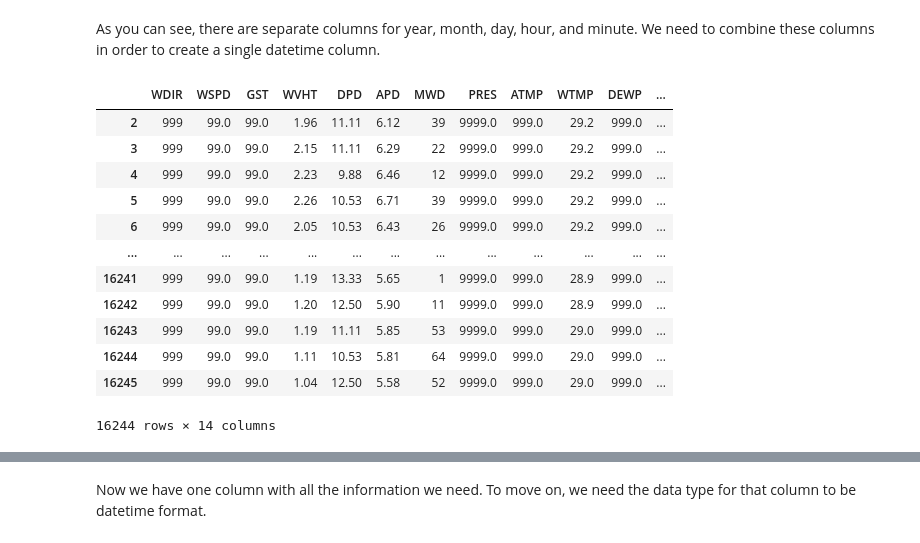
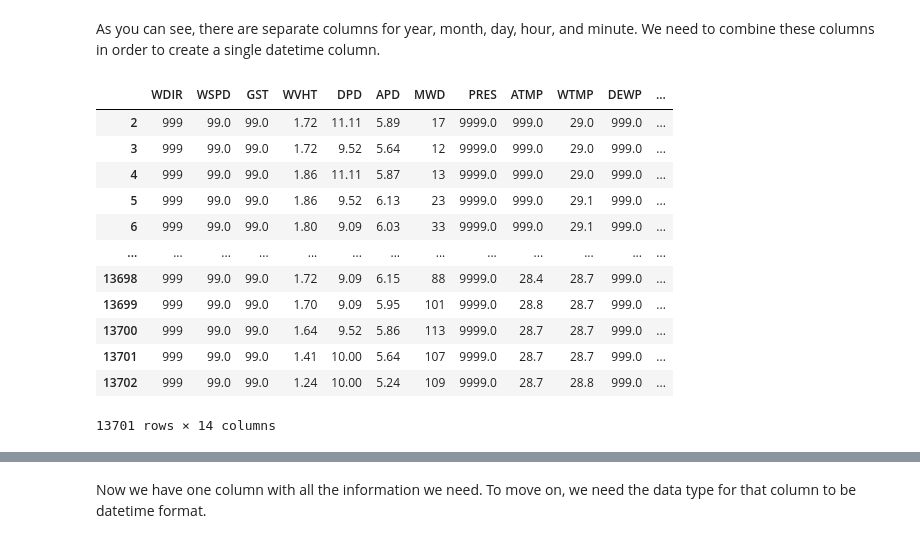
Before and after one commit to jeanpmalolo/SPICE-2024, a Jupyter notebook: waveheight_final.ipynb, the cells around one changed output, grey strips where cells are left out. Saved outputs shown, nothing was run; the diff lists cells and outputs as text; code cells hidden in the pictures.

```diff
--- a/waveheight_final.ipynb
+++ b/waveheight_final.ipynb
@@ -81,3 +83,8 @@ df1 = pd.read_csv('https://www.ndbc.noaa.gov/view_text_file.php?filename=52201h2
+# %%
+df23 = pd.read_csv('https://www.ndbc.noaa.gov/view_text_file.php?filename=52201h2023.txt.gz&dir=data/historical/stdmet/', delimiter= '\s+', index_col=False)
+df21 = pd.read_csv('https://www.ndbc.noaa.gov/view_text_file.php?filename=52201h2021.txt.gz&dir=data/historical/stdmet/', delimiter= '\s+', index_col=False)
+df20 = pd.read_csv('https://www.ndbc.noaa.gov/view_text_file.php?filename=52201h2020.txt.gz&dir=data/historical/stdmet/', delimiter= '\s+', index_col=False)
+df19 = pd.read_csv('https://www.ndbc.noaa.gov/view_text_file.php?filename=52201h2019.txt.gz&dir=data/historical/stdmet/', delimiter= '\s+', index_col=False)
 # %%
 df1.head() # looking at first 5 rows
 # %% [output]
@@ -170,3 +251,6 @@ df1_clean
 | 16244 | 2017 | 12 | 31 | 23 | 00 | 999 | 99.0 | 99.0 | 1.11 | 10.53 | 5.81 | ... |
 | 16245 | 2017 | 12 | 31 | 23 | 30 | 999 | 99.0 | 99.0 | 1.04 | 12.50 | 5.58 | ... |
 16244 rows × 18 columns
+# %%
+df23_clean = df23.iloc[2:] # dropping the first two rows
+df23_clean
@@ -173,21 +341,21 @@ df1_clean
 # %% [markdown]
 As you can see, there are separate columns for year, month, day, hour, and minute. We need to combine these columns in order to create a single datetime column.
 # %%
-df1_clean = df1_clean.astype({'#YY' : str, 'MM' : str, 'DD' : str, 'hh' : str, 'mm' : str}) # converting these columns to a string data type
-df1_clean['Date'] = df1_clean['#YY'] + '-' + df1_clean['MM'] + '-' + df1_clean['DD'] + ' ' + df1_clean['hh'] + ':' + df1_clean['mm'] # combining all the datetime info into a Date column
-df1_clean = df1_clean.drop(columns=['#YY','MM','DD','hh','mm']) # deleting the old date and time columns
-df1_clean
+df23_clean = df23_clean.astype({'#YY' : str, 'MM' : str, 'DD' : str, 'hh' : str, 'mm' : str}) # converting these columns to a string data type
+df23_clean['Date'] = df23_clean['#YY'] + '-' + df23_clean['MM'] + '-' + df23_clean['DD'] + ' ' + df23_clean['hh'] + ':' + df23_clean['mm'] # combining all the datetime info into a Date column
+df23_clean = df23_clean.drop(columns=['#YY','MM','DD','hh','mm']) # deleting the old date and time columns
+df23_clean
 # %% [output]
 |  | WDIR | WSPD | GST | WVHT | DPD | APD | MWD | PRES | ATMP | WTMP | DEWP | ... |
-| 2 | 999 | 99.0 | 99.0 | 1.96 | 11.11 | 6.12 | 39 | 9999.0 | 999.0 | 29.2 | 999.0 | ... |
-| 3 | 999 | 99.0 | 99.0 | 2.15 | 11.11 | 6.29 | 22 | 9999.0 | 999.0 | 29.2 | 999.0 | ... |
-| 4 | 999 | 99.0 | 99.0 | 2.23 | 9.88 | 6.46 | 12 | 9999.0 | 999.0 | 29.2 | 999.0 | ... |
-| 5 | 999 | 99.0 | 99.0 | 2.26 | 10.53 | 6.71 | 39 | 9999.0 | 999.0 | 29.2 | 999.0 | ... |
-| 6 | 999 | 99.0 | 99.0 | 2.05 | 10.53 | 6.43 | 26 | 9999.0 | 999.0 | 29.2 | 999.0 | ... |
+| 2 | 999 | 99.0 | 99.0 | 1.72 | 11.11 | 5.89 | 17 | 9999.0 | 999.0 | 29.0 | 999.0 | ... |
+| 3 | 999 | 99.0 | 99.0 | 1.72 | 9.52 | 5.64 | 12 | 9999.0 | 999.0 | 29.0 | 999.0 | ... |
+| 4 | 999 | 99.0 | 99.0 | 1.86 | 11.11 | 5.87 | 13 | 9999.0 | 999.0 | 29.0 | 999.0 | ... |
+| 5 | 999 | 99.0 | 99.0 | 1.86 | 9.52 | 6.13 | 23 | 9999.0 | 999.0 | 29.1 | 999.0 | ... |
+| 6 | 999 | 99.0 | 99.0 | 1.80 | 9.09 | 6.03 | 33 | 9999.0 | 999.0 | 29.1 | 999.0 | ... |
 | ... | ... | ... | ... | ... | ... | ... | ... | ... | ... | ... | ... | ... |
-| 16241 | 999 | 99.0 | 99.0 | 1.19 | 13.33 | 5.65 | 1 | 9999.0 | 999.0 | 28.9 | 999.0 | ... |
-| 16242 | 999 | 99.0 | 99.0 | 1.20 | 12.50 | 5.90 | 11 | 9999.0 | 999.0 | 28.9 | 999.0 | ... |
-| 16243 | 999 | 99.0 | 99.0 | 1.19 | 11.11 | 5.85 | 53 | 9999.0 | 999.0 | 29.0 | 999.0 | ... |
-| 16244 | 999 | 99.0 | 99.0 | 1.11 | 10.53 | 5.81 | 64 | 9999.0 | 999.0 | 29.0 | 999.0 | ... |
-| 16245 | 999 | 99.0 | 99.0 | 1.04 | 12.50 | 5.58 | 52 | 9999.0 | 999.0 | 29.0 | 999.0 | ... |
+| 13698 | 999 | 99.0 | 99.0 | 1.72 | 9.09 | 6.15 | 88 | 9999.0 | 28.4 | 28.7 | 999.0 | ... |
+| 13699 | 999 | 99.0 | 99.0 | 1.70 | 9.09 | 5.95 | 101 | 9999.0 | 28.8 | 28.7 | 999.0 | ... |
+| 13700 | 999 | 99.0 | 99.0 | 1.64 | 9.52 | 5.86 | 113 | 9999.0 | 28.7 | 28.7 | 999.0 | ... |
+| 13701 | 999 | 99.0 | 99.0 | 1.41 | 10.00 | 5.64 | 107 | 9999.0 | 28.7 | 28.7 | 999.0 | ... |
+| 13702 | 999 | 99.0 | 99.0 | 1.24 | 10.00 | 5.24 | 109 | 9999.0 | 28.7 | 28.8 | 999.0 | ... |
-16244 rows × 14 columns
+13701 rows × 14 columns
```
Also changed, not shown: parts of 34 cells of this notebook.
